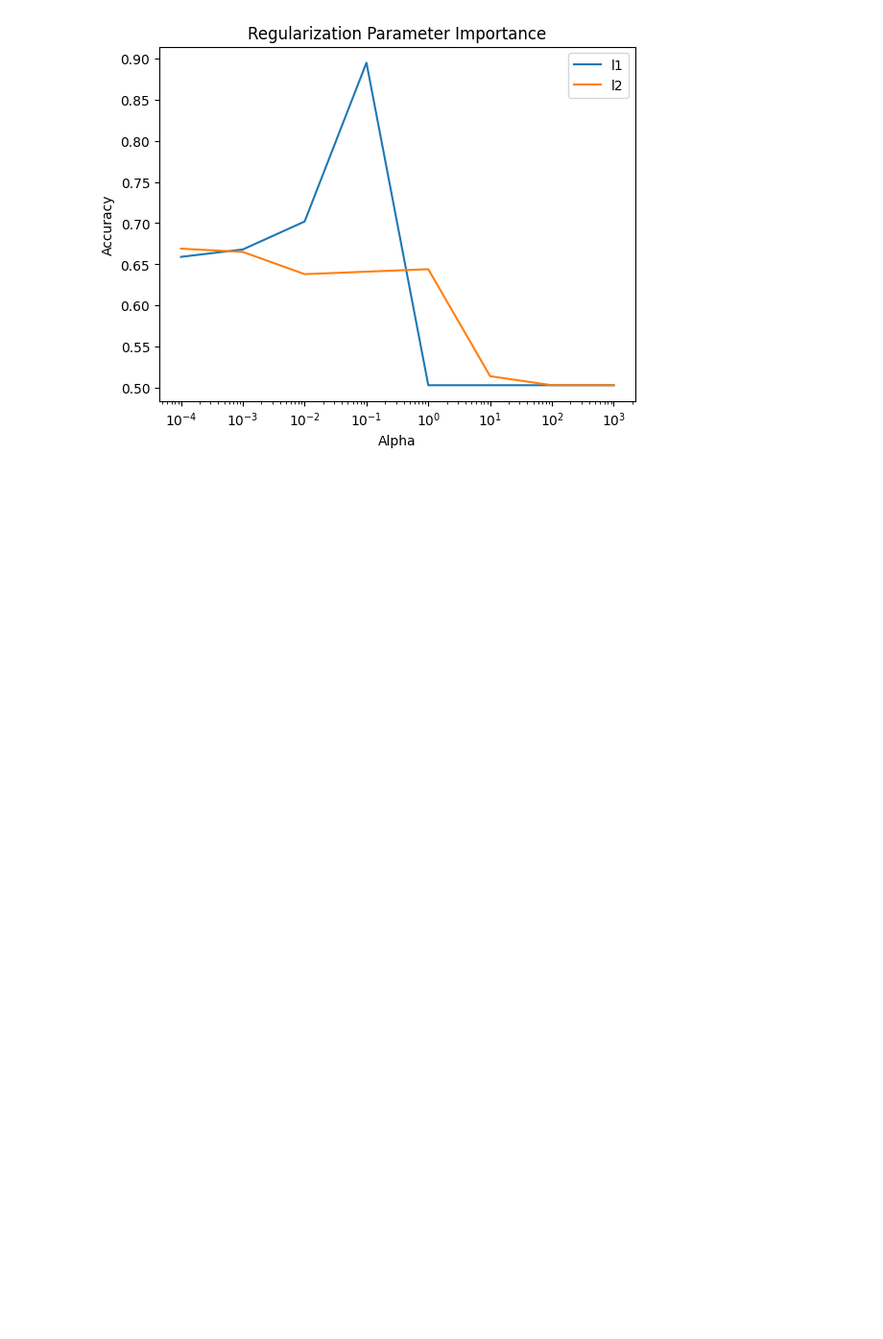
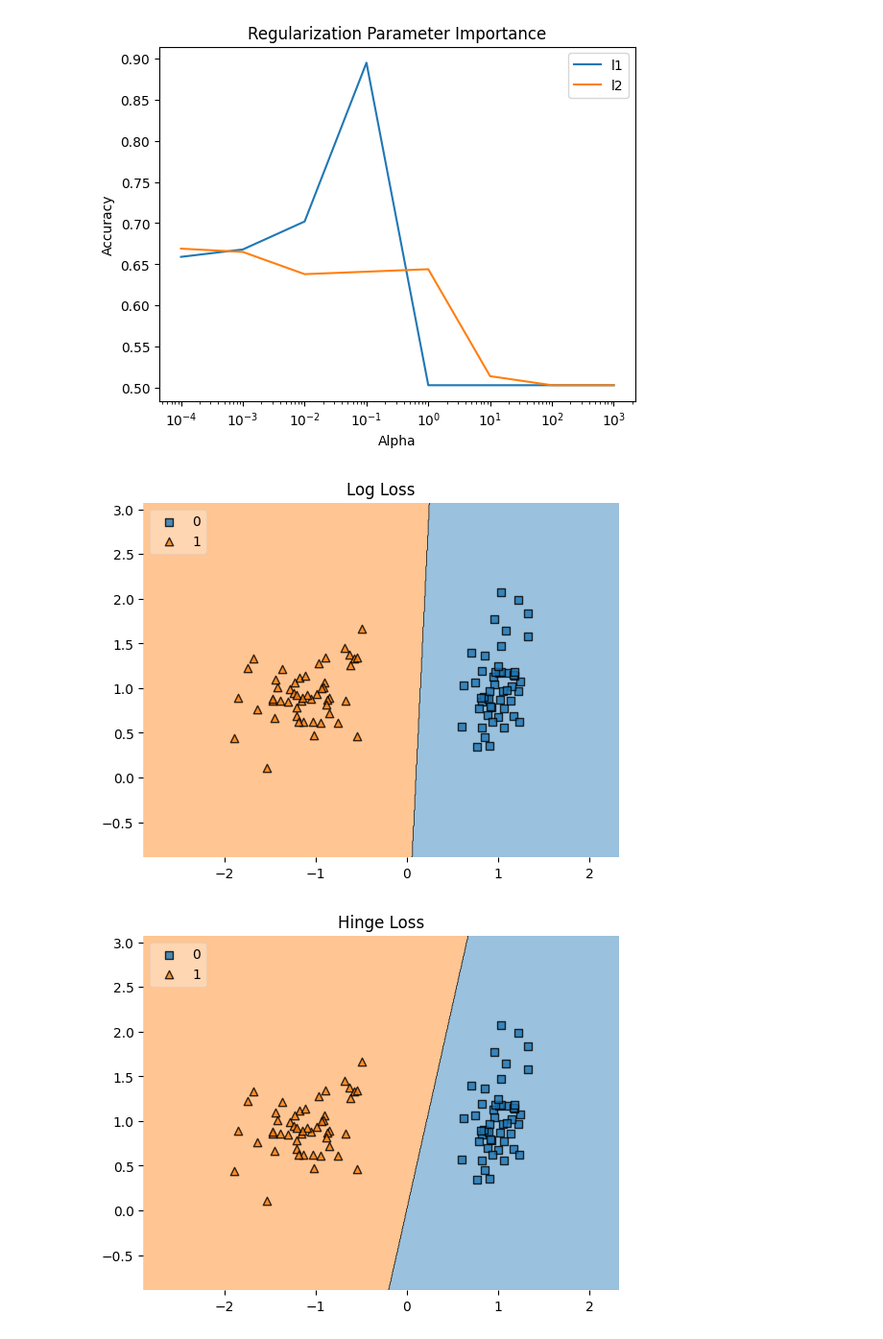
Before and after one commit to Tarane2028/ADS500B, a Jupyter notebook: Assignment4_1.ipynb, the cells around one changed output. Shown at 96% size. Cells and saved outputs as stored; diff of their text form; code cells hidden in the pictures; blank space fills up the shorter version.

```diff
--- a/Assignment4_1.ipynb
+++ b/Assignment4_1.ipynb
@@ -105,0 +109,32 @@ plt.show()
+# %%
+from sklearn.datasets import make_classification
+import matplotlib.pyplot as plt
+from mlxtend.plotting import plot_decision_regions
+from sklearn.linear_model import SGDClassifier
+
+# Generate classification data
+X, y = make_classification(n_features=2, n_redundant=0, n_informative=2, random_state=1, n_clusters_per_class=1)
+# %%
+# Log loss
+model_log = SGDClassifier(loss='log')
+model_log.fit(X, y)
+plot_decision_regions(X, y, clf=model_log, legend=2)
+plt.title('Log Loss')
+plt.show()
+
+# Hinge loss
+model_hinge = SGDClassifier(loss='hinge')
+model_hinge.fit(X, y)
+plot_decision_regions(X, y, clf=model_hinge, legend=2)
+plt.title('Hinge Loss')
+plt.show()
+
+# Perceptron
+model_perceptron = SGDClassifier(loss='perceptron')
+model_perceptron.fit(X, y)
+plot_decision_regions(X, y, clf=model_perceptron, legend=2)
+plt.title('Perceptron')
+plt.show()
+# %% [output]
+[figure, added]
+[figure, added]
```
Also changed, not shown: parts of 5 cells of this notebook.
